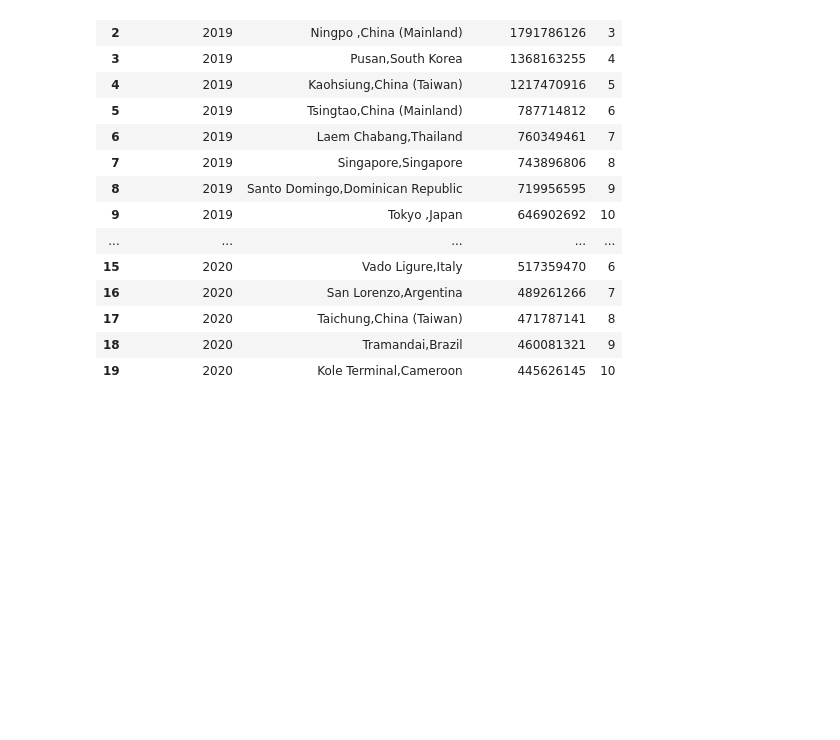
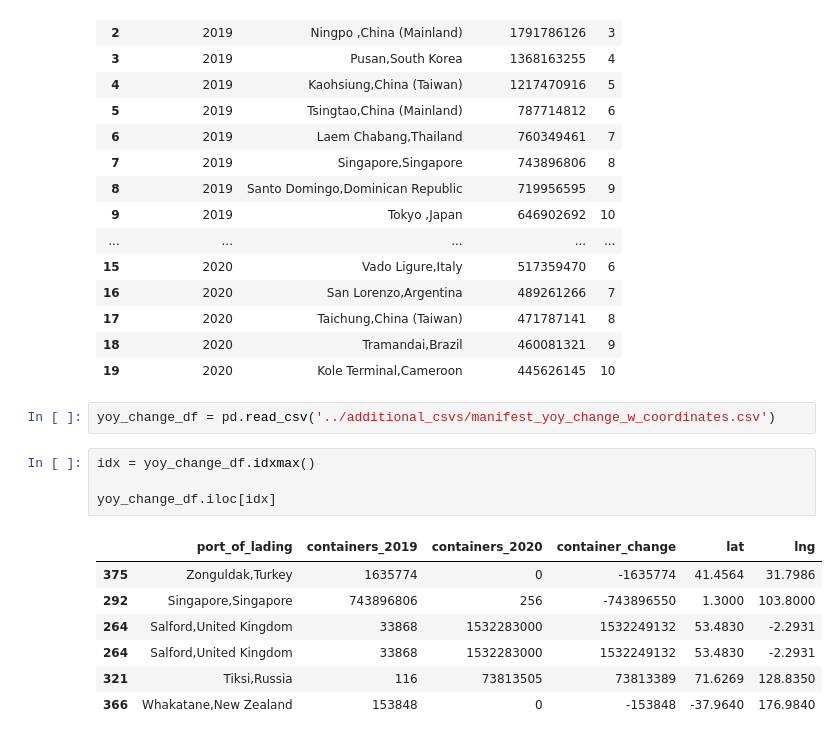
Before and after one commit to JaviMtz02/project1-bastion-analytics-etl-pipeline, a Jupyter notebook: Use Case Files/using_db.ipynb, the cells around one changed output. Cells and saved outputs as stored; diff of their text form; blank space fills up the shorter version.

```diff
--- a/Use Case Files/using_db.ipynb
+++ b/Use Case Files/using_db.ipynb
@@ -260,3 +260,17 @@ df
 | 17 | 2020 | Taichung,China (Taiwan) | 471787141 | 8 |
 | 18 | 2020 | Tramandai,Brazil | 460081321 | 9 |
 | 19 | 2020 | Kole Terminal,Cameroon | 445626145 | 10 |
+# %%
+yoy_change_df = pd.read_csv('../additional_csvs/manifest_yoy_change_w_coordinates.csv')
+# %%
+idx = yoy_change_df.idxmax()
+
+yoy_change_df.iloc[idx]
+# %% [output]
+|  | port_of_lading | containers_2019 | containers_2020 | container_change | lat | lng |
+| 375 | Zonguldak,Turkey | 1635774 | 0 | -1635774 | 41.4564 | 31.7986 |
+| 292 | Singapore,Singapore | 743896806 | 256 | -743896550 | 1.3000 | 103.8000 |
+| 264 | Salford,United Kingdom | 33868 | 1532283000 | 1532249132 | 53.4830 | -2.2931 |
+| 264 | Salford,United Kingdom | 33868 | 1532283000 | 1532249132 | 53.4830 | -2.2931 |
+| 321 | Tiksi,Russia | 116 | 73813505 | 73813389 | 71.6269 | 128.8350 |
+| 366 | Whakatane,New Zealand | 153848 | 0 | -153848 | -37.9640 | 176.9840 |
```
Also changed, not shown: parts of 1 cell of this notebook, 1 other file.
